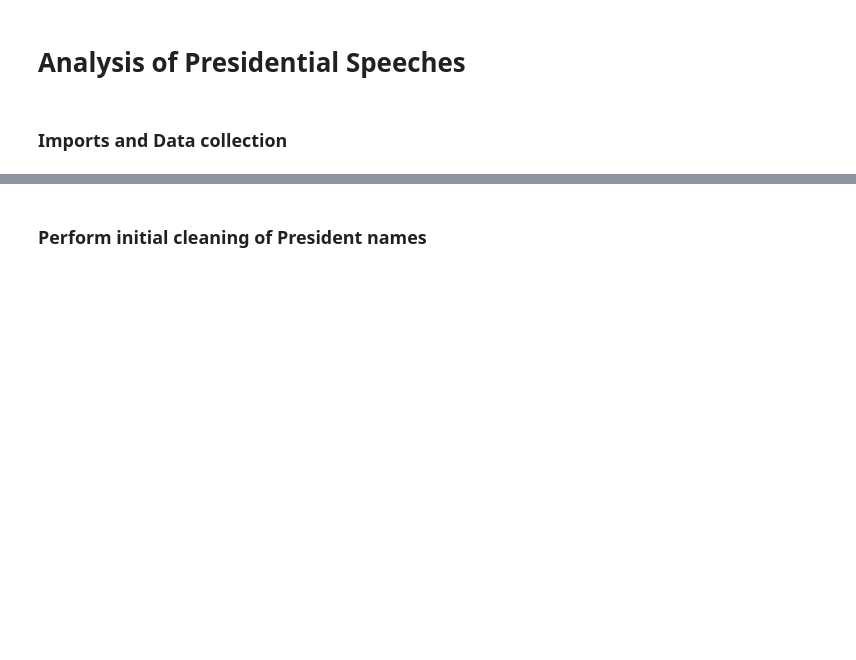
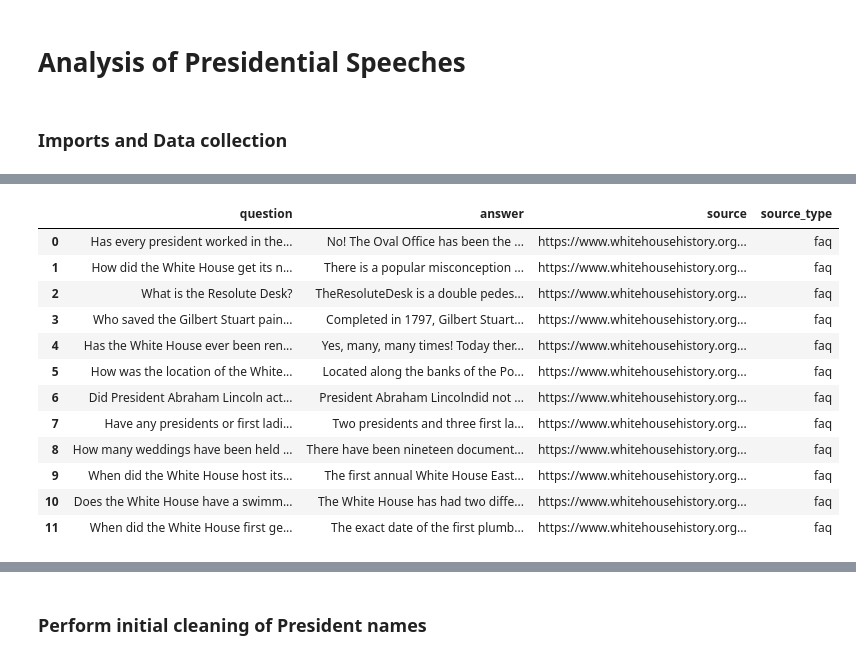
Before and after one commit to ethanvert/RAG, a Jupyter notebook: RAG/backend/data/eda.ipynb, the cells around one changed output, grey strips where cells are left out. Saved outputs shown, nothing was run; the diff lists cells and outputs as text; code cells hidden in the pictures; blank space fills up the shorter version.

```diff
--- a/RAG/backend/data/eda.ipynb
+++ b/RAG/backend/data/eda.ipynb
@@ -29,0 +32,16 @@ ts
+# %%
+faq_df_raw
+# %% [output]
+|  | question | answer | source | source_type |
+| 0 | Has every president worked in the... | No! The Oval Office has been the ... | https://www.whitehousehistory.org... | faq |
+| 1 | How did the White House get its n... | There is a popular misconception ... | https://www.whitehousehistory.org... | faq |
+| 2 | What is the Resolute Desk? | TheResoluteDesk is a double pedes... | https://www.whitehousehistory.org... | faq |
+| 3 | Who saved the Gilbert Stuart pain... | Completed in 1797, Gilbert Stuart... | https://www.whitehousehistory.org... | faq |
+| 4 | Has the White House ever been ren... | Yes, many, many times! Today ther... | https://www.whitehousehistory.org... | faq |
+| 5 | How was the location of the White... | Located along the banks of the Po... | https://www.whitehousehistory.org... | faq |
+| 6 | Did President Abraham Lincoln act... | President Abraham Lincolndid not ... | https://www.whitehousehistory.org... | faq |
+| 7 | Have any presidents or first ladi... | Two presidents and three first la... | https://www.whitehousehistory.org... | faq |
+| 8 | How many weddings have been held ... | There have been nineteen document... | https://www.whitehousehistory.org... | faq |
+| 9 | When did the White House host its... | The first annual White House East... | https://www.whitehousehistory.org... | faq |
+| 10 | Does the White House have a swimm... | The White House has had two diffe... | https://www.whitehousehistory.org... | faq |
+| 11 | When did the White House first ge... | The exact date of the first plumb... | https://www.whitehousehistory.org... | faq |
```
Also changed, not shown: parts of 38 cells of this notebook, 2 other files.
